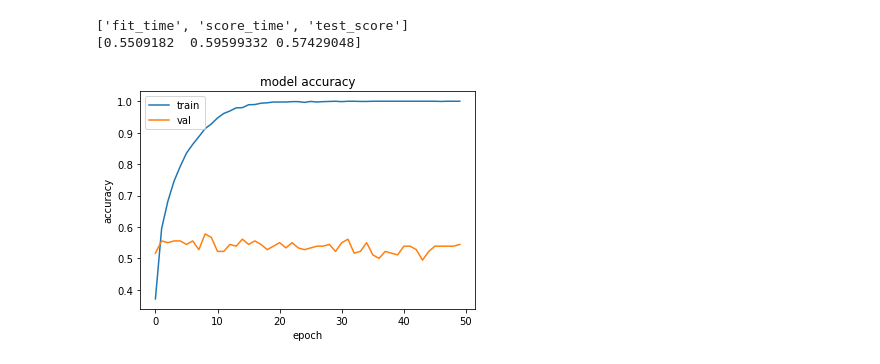
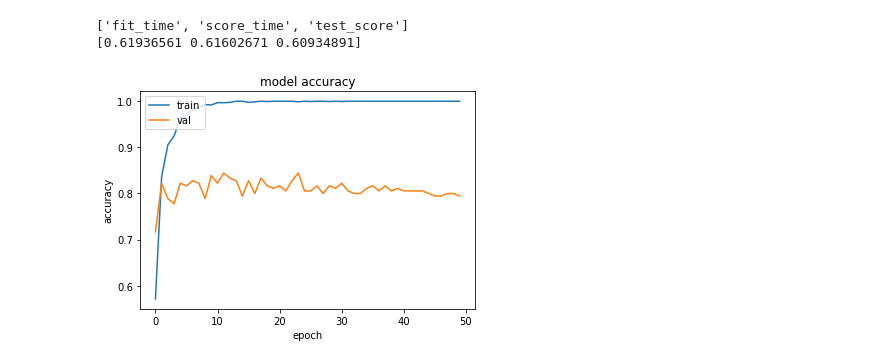
Before and after one commit to yesolomon/convpers, a Jupyter notebook: conv_topology.ipynb, the cells around one changed output. Saved outputs shown, nothing was run; the diff lists cells and outputs as text; code cells hidden in the pictures.

```diff
--- a/conv_topology.ipynb
+++ b/conv_topology.ipynb
@@ -68,11 +65,9 @@ def rescale(collection):
     collection = np.reshape(collection,(1797,64))
     collection = scaler.fit_transform(collection)
     return np.reshape(collection,(1797,8,8))
-# %%
-X = rescale(X)
-X_f1 = rescale(X_f1)
-X_f2 = rescale(X_f2)
-X_f3 = rescale(X_f3)
+# %%
+for idx,D in enumerate(datasets):
+    datasets[idx] = rescale(D)
 # %%
 B = 10
 cubpers = gtda.homology.CubicalPersistence()
@@ -90,5 +80,9 @@ diagrams_f3 = im_2_persim(X_f3)
+# %%
+diagrams = []
+for D in datasets:
+    diagrams.append(im_2_persim(D))
 # %%
-total_diagrams = np.concatenate((diagrams,diagrams_f1,diagrams_f2,diagrams_f3),axis = 1)
+total_diagrams = np.concatenate(diagrams,axis = 1)
 # %%
 #Load target data
 from sklearn.preprocessing import OneHotEncoder
@@ -114,33 +108,33 @@ print(cv_results['test_score'])
 #Model 2: Boosted Trees.
 from sklearn.model_selection import cross_validate
 from sklearn.ensemble import GradientBoostingClassifier
-gb_model = GradientBoostingClassifier(n_estimators = 100,random_state = 0)
+gb_model = GradientBoostingClassifier(n_estimators = 10,random_state = 0)
 cv_results = cross_validate(gb_model, total_diagrams, y, cv=3)
 print(sorted(cv_results.keys()))
 print(cv_results['test_score'])
 # %% [output]
 ['fit_time', 'score_time', 'test_score']
-[0.5509182  0.59599332 0.57429048]
+[0.61936561 0.61602671 0.60934891]
 # %%
 #Model 3: Deep Learning
 from keras import models
 from keras import layers
 np.random.seed(0)
 network = models.Sequential()
-network.add(layers.Dense(units=100,input_dim = 8*B*B, activation='relu'))
+network.add(layers.Dense(units=100,input_dim = 2*(16+1)*B*B, activation='relu'))
 network.add(layers.Dense(units=100, activation='relu'))
 network.add(layers.Dense(units=10, activation='softmax'))
 network.compile(loss='categorical_crossentropy',optimizer='rmsprop',metrics='accuracy')
 history = network.fit(total_diagrams, labels,validation_split = 0.1, epochs=50, batch_size=4,verbose=0)
 plt.plot(history.history['accuracy'])
 plt.plot(history.history['val_accuracy'])
 plt.title('model accuracy')
 plt.ylabel('accuracy')
 plt.xlabel('epoch')
 plt.legend(['train', 'val'], loc='upper left')
 plt.show()
 # %% [output]
-[figure, old version]
+[figure, new version]
 # %%
 #Let's run these experiments again, now using PCA preprocessing
 from sklearn.decomposition import PCA
```
Also changed, not shown: parts of 10 cells of this notebook.
